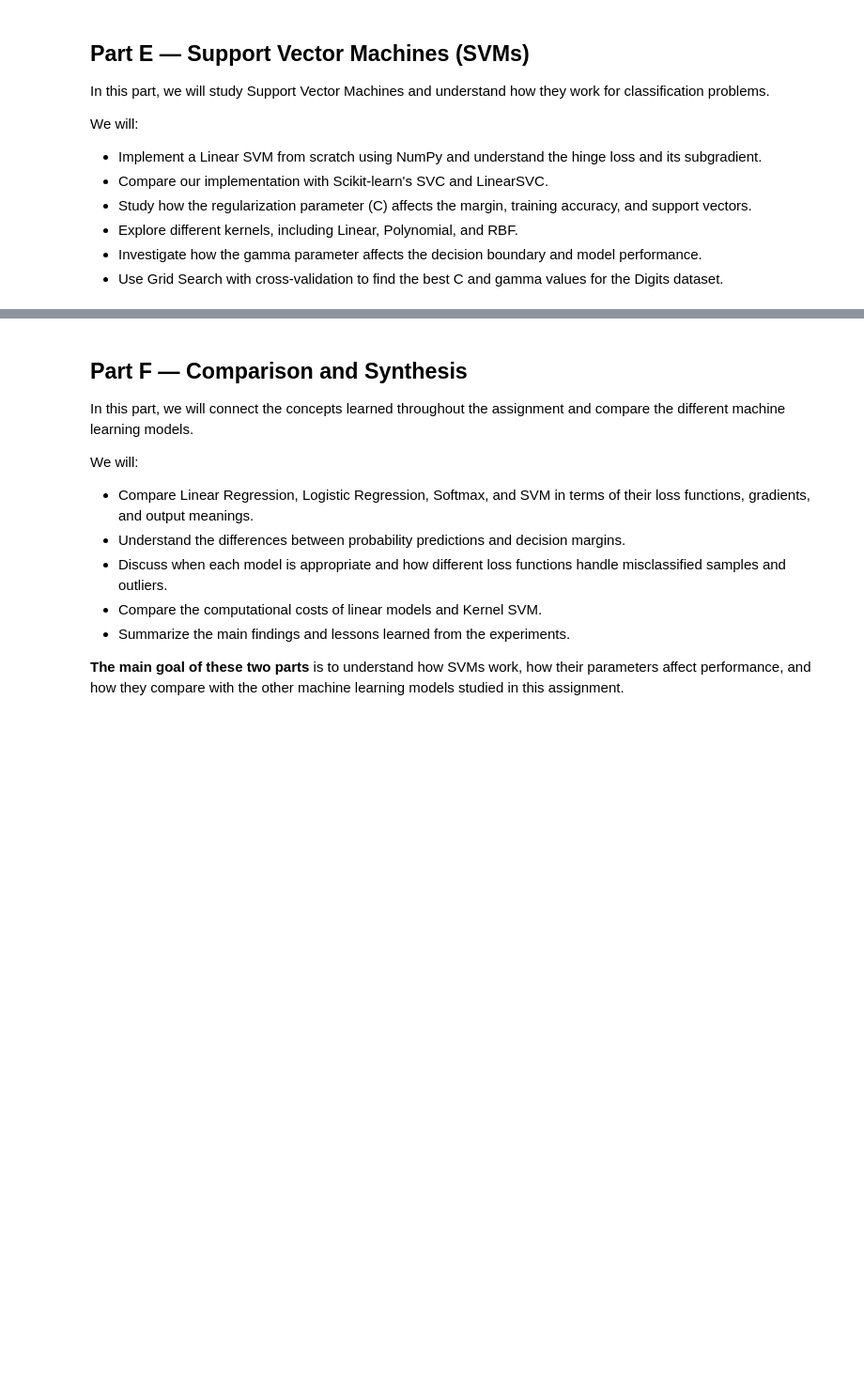
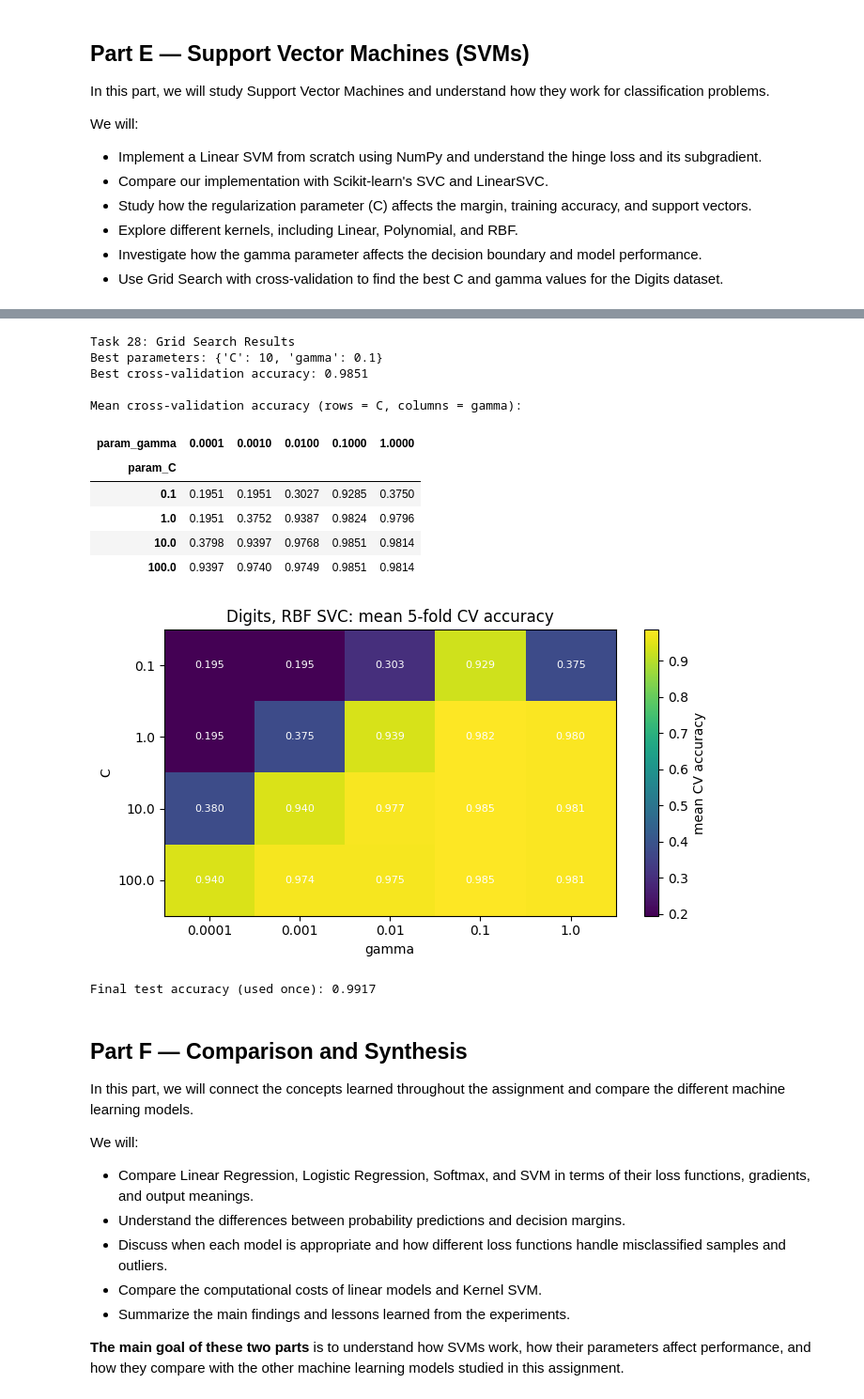
Before and after one commit to YaseenRamzyy/ML-Assignment-2, a Jupyter notebook: ML_Assignment_2.ipynb, the cells around one changed output, grey strips where cells are left out. Shown at 94% size. Drawn from its saved outputs; the diff is of its cells as text; code cells hidden in the pictures; blank space fills up the shorter version.

```diff
--- a/ML_Assignment_2.ipynb
+++ b/ML_Assignment_2.ipynb
@@ -2423,32 +2556,54 @@ plt.show()
 # %%
 # Task 28 — GridSearchCV for an RBF SVC on Digits (pixels / 16; `splits` already stores them divided by 16)
 from sklearn.svm import SVC
 from sklearn.model_selection import GridSearchCV, StratifiedKFold
 
 X_tr, y_tr = splits["Digits"]["X_train"], splits["Digits"]["y_train"]
 X_te, y_te = splits["Digits"]["X_test"], splits["Digits"]["y_test"]
 
+# Cross-validation on the training rows replaces the validation set here; the test set is used only once at the end.
 param_grid = {"C": [0.1, 1, 10, 100], "gamma": [1e-4, 1e-3, 1e-2, 1e-1, 1]}
 cv = StratifiedKFold(n_splits=5, shuffle=True, random_state=42)
 grid = GridSearchCV(SVC(kernel="rbf"), param_grid, cv=cv).fit(X_tr, y_tr)
 
-# Heat map of the mean CV accuracy (rows = C, columns = gamma)
+print("Task 28: Grid Search Results")
+print("Best parameters:", grid.best_params_)
+print("Best cross-validation accuracy:", round(grid.best_score_, 4))
+
+# Heat map of the mean CV accuracy (rows = C, columns = gamma).
+# good cells lie on a diagonal -- large gamma (flexible kernel) needs small C, small gamma needs large C.
 cv_acc = pd.DataFrame(grid.cv_results_).pivot(index="param_C", columns="param_gamma", values="mean_test_score")
+print("\nMean cross-validation accuracy (rows = C, columns = gamma):")
+display(cv_acc.round(4))
+
 plt.figure(figsize=(7, 4))
 plt.imshow(cv_acc.values, cmap="viridis", aspect="auto")
 plt.colorbar(label="mean CV accuracy")
 plt.xticks(range(len(cv_acc.columns)), cv_acc.columns)
 plt.yticks(range(len(cv_acc.index)), cv_acc.index)
 for (i, j), value in np.ndenumerate(cv_acc.values):
     plt.text(j, i, f"{value:.3f}", ha="center", va="center", color="white", fontsize=8)
 plt.xlabel("gamma")
 plt.ylabel("C")
 plt.title("Digits, RBF SVC: mean 5-fold CV accuracy")
 plt.tight_layout()
 plt.show()
 
-print("Best parameters:", grid.best_params_, "   best CV accuracy:", round(grid.best_score_, 4))
-print("Test accuracy (used once):", round(grid.score(X_te, y_te), 4))
+print("\nFinal test accuracy (used once):", round(grid.score(X_te, y_te), 4))
+# %% [output]
+Task 28: Grid Search Results
+Best parameters: {'C': 10, 'gamma': 0.1}
+Best cross-validation accuracy: 0.9851
+
+Mean cross-validation accuracy (rows = C, columns = gamma):
+| param_gamma | 0.0001 | 0.0010 | 0.0100 | 0.1000 | 1.0000 |
+| param_C |  |  |  |  |  |
+| 0.1 | 0.1951 | 0.1951 | 0.3027 | 0.9285 | 0.3750 |
+| 1.0 | 0.1951 | 0.3752 | 0.9387 | 0.9824 | 0.9796 |
+| 10.0 | 0.3798 | 0.9397 | 0.9768 | 0.9851 | 0.9814 |
+| 100.0 | 0.9397 | 0.9740 | 0.9749 | 0.9851 | 0.9814 |
+[figure, added]
+Final test accuracy (used once): 0.9917
 # %% [markdown]
 ## Part F — Comparison and Synthesis
 
```
Also changed, not shown: parts of 8 cells of this notebook.
